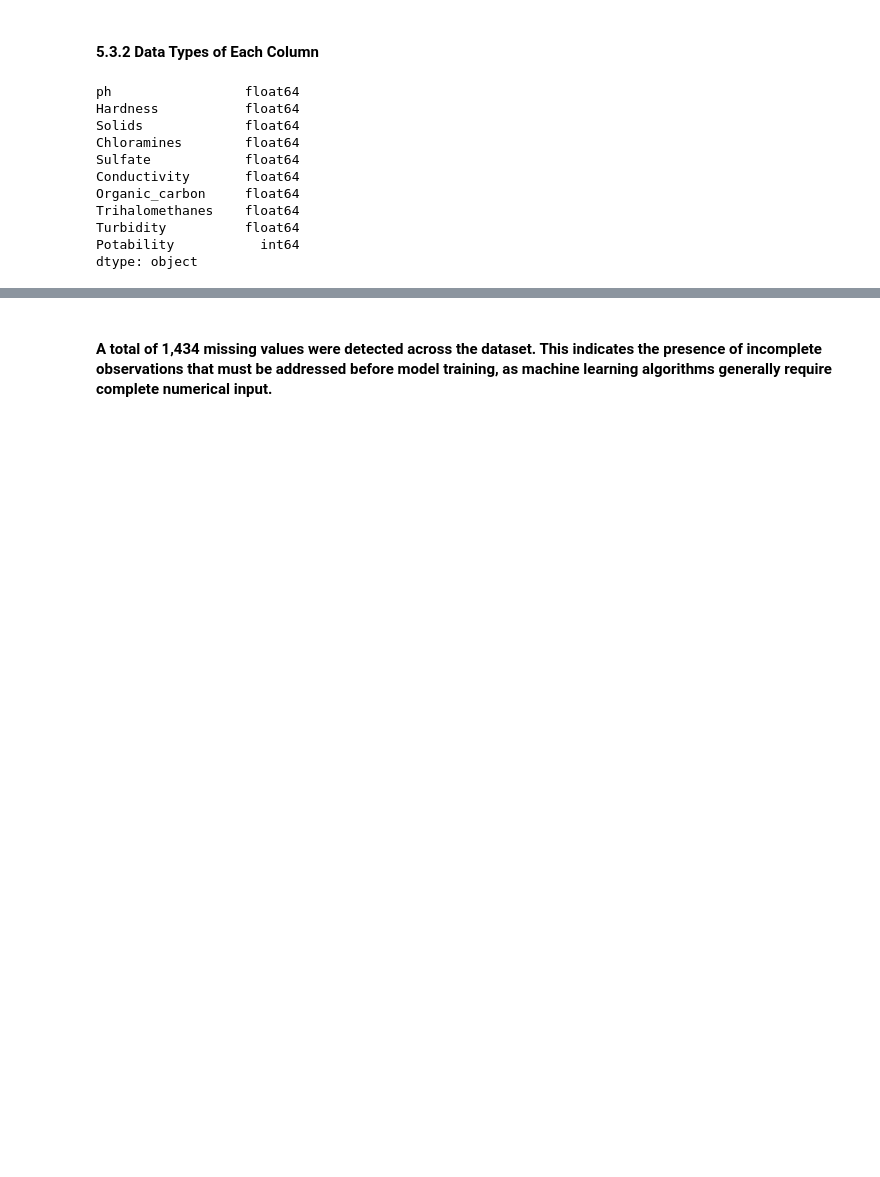
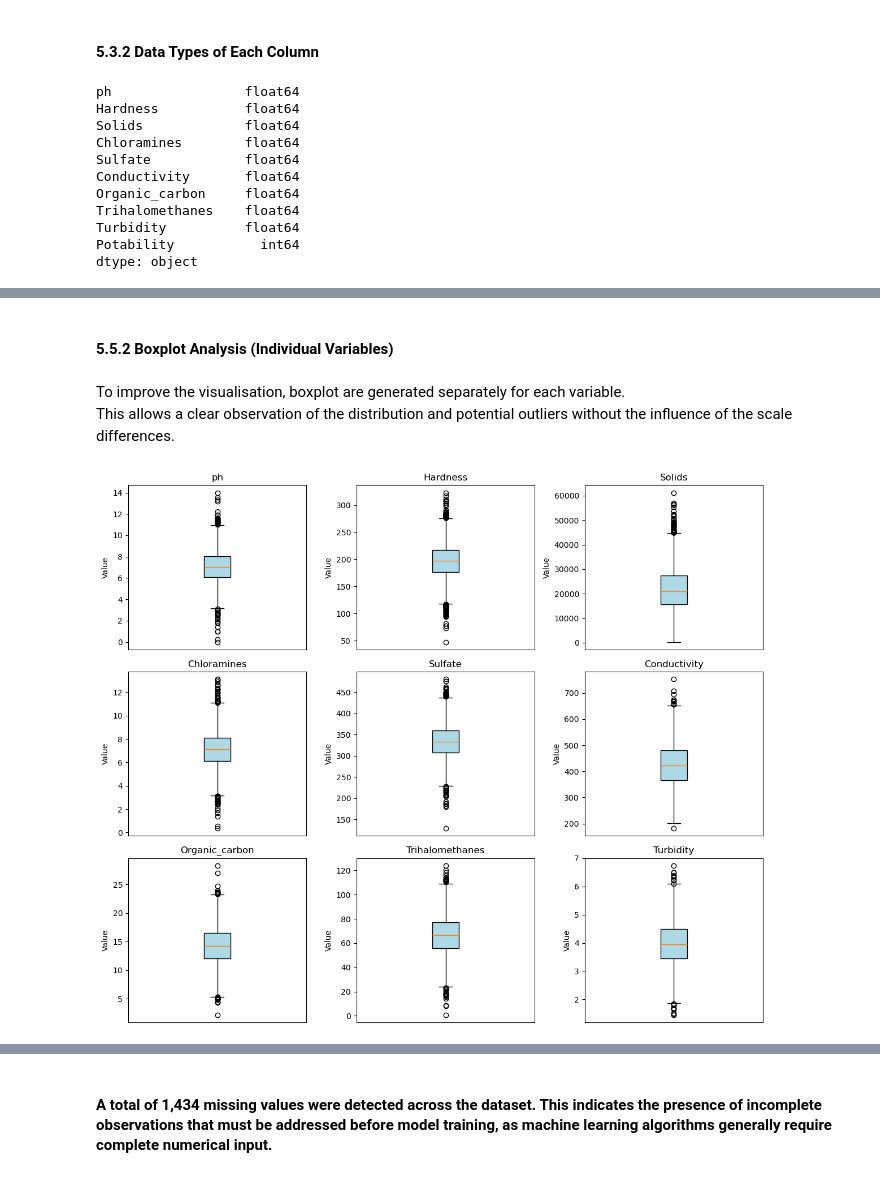
Before and after one commit to AnanyCasasManosalva/water-potability-prediction-ml, a Jupyter notebook: water_potability_prediction.ipynb, the cells around one changed output, grey strips where cells are left out. Saved outputs shown, nothing was run; the diff lists cells and outputs as text; code cells hidden in the pictures; blank space fills up the shorter version.

```diff
--- a/water_potability_prediction.ipynb
+++ b/water_potability_prediction.ipynb
@@ -272,3 +297,0 @@ for col in water.columns:
-# %%
-for col in water.columns:
-    print (col, 'Skewness:', [col], water[col].skew())
@@ -283,5 +297,0 @@ water.drop(columns='Potability').boxplot(figsize=(12,6),rot=45)
-# %%
-for col in water.columns:
-    water.boxplot(column=col, figsize=(4,3))
-    plt.title(col)
-    plt.show()
@@ -323,0 +308,16 @@ for col in water.drop(columns='Potability').columns:
+# %%
+# Create empty list to store skewness results
+skewness_summary = []
+
+# Loop through each variable
+for col in features.columns:
+    data = features[col].dropna()  # Missing values are temporarily excluded from the analysis to ensure accurate statistical calculations
+    skew_value = round(data.skew(), 3)
+    # Restore results
+    skewness_summary.append([col, skew_value])
+
+# Convert to DataFrame
+skewness_table = pd.DataFrame(skewness_summary, columns=['Parameter', 'Skewness'])
+
+# Display table without index
+skewness_table.style.hide(axis='index').format({'Skewness': '{:.3f}'})
@@ -323,0 +393,28 @@ for col in water.drop(columns='Potability').columns:
+# %% [markdown]
+#### 5.5.2 Boxplot Analysis (Individual Variables)
+# %% [markdown]
+To improve the visualisation, boxplot are generated separately for each variable.<br>
+This allows a clear observation of the distribution and potential outliers without the influence of the scale differences.
+# %%
+# Generate boxplots for each variable in a grid layout (3x3)
+
+# Create boxplots in a grid layout
+plt.figure(figsize=(12,10))
+
+# Loop through each feaature to create individual boxplots
+for i, col in enumerate(features.columns, 1):
+    plt.subplot(3,3,i)
+    plt.boxplot(features[col].dropna(), patch_artist=True, boxprops=dict(facecolor='lightblue'))
+
+    # Add titles and labels
+    plt.title(col)
+    plt.ylabel("Value")
+
+    # Remove '1' on x-axis
+    plt.gca().set_xticks([])
+
+# Adjust spacing between plots
+plt.tight_layout()
+plt.show()
+# %% [output]
+[figure, added]
```
Also changed, not shown: parts of 73 cells of this notebook.
